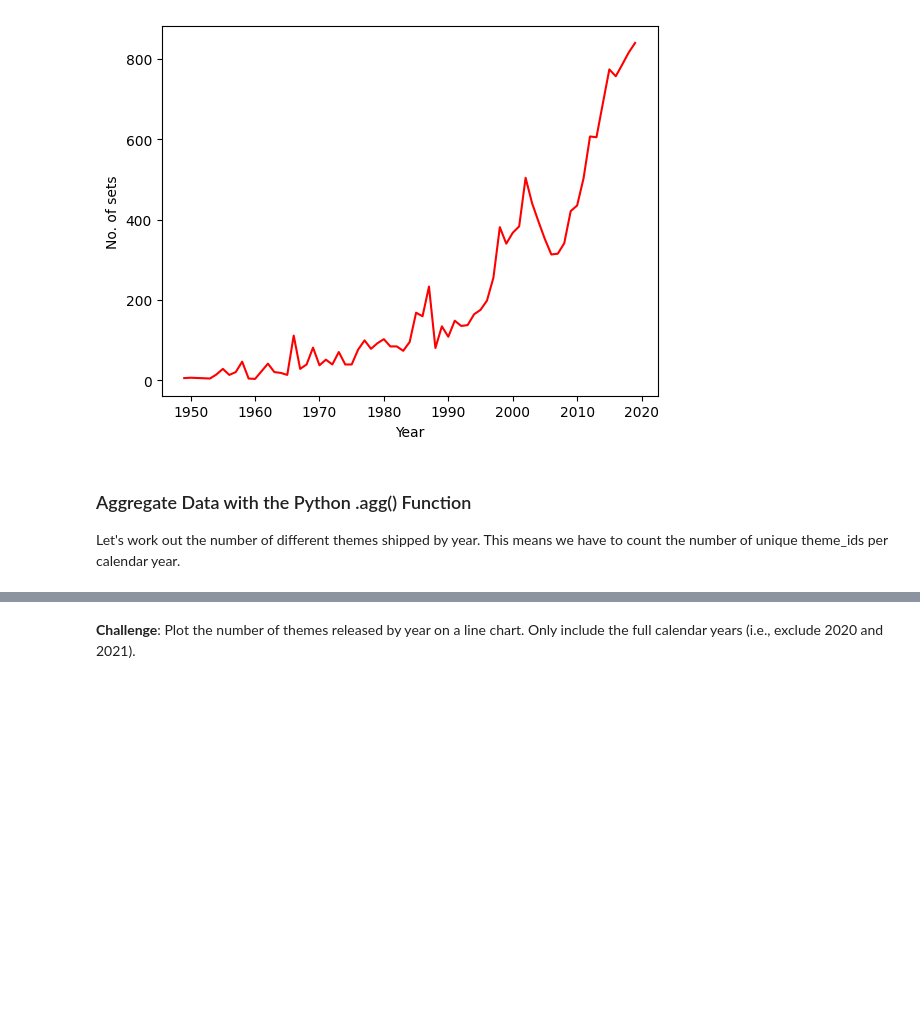
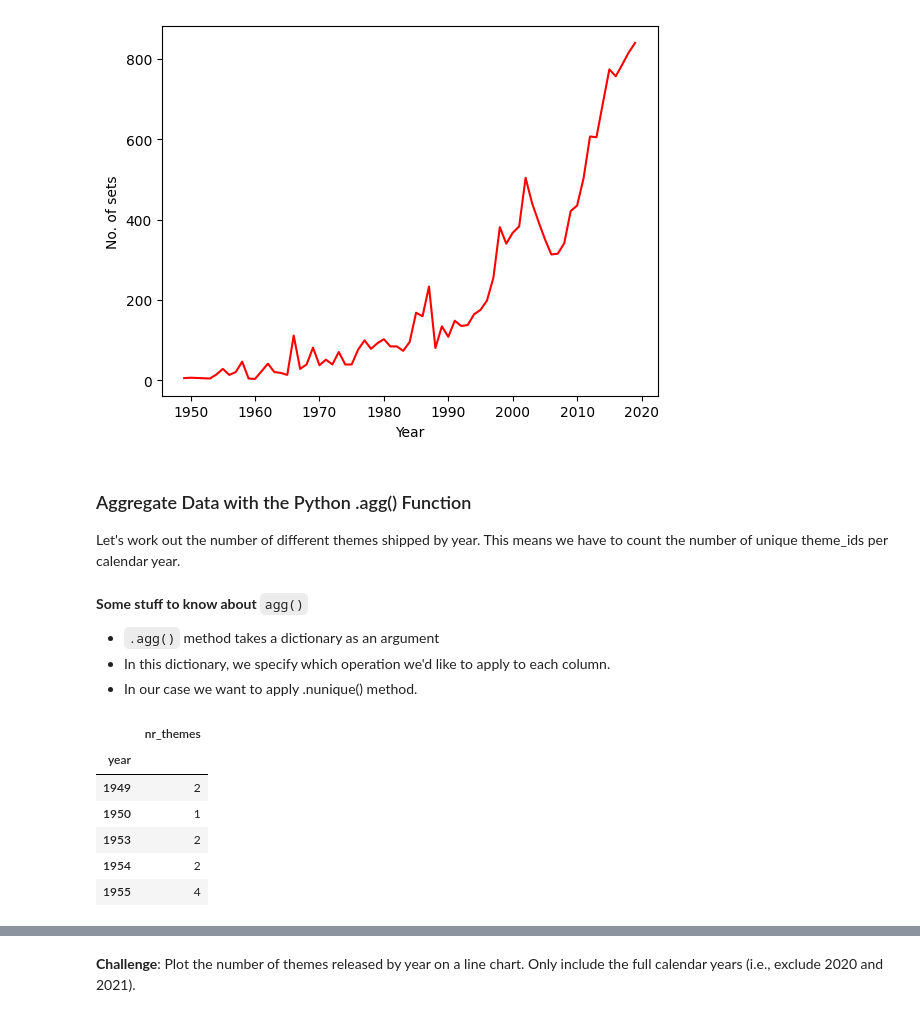
Before and after one commit to keshavpj1711/Python_100-Days, a Jupyter notebook: Advanced/74AnalyzeLegoDataset/LegoDatasetAnalyze.ipynb, the cells around one changed output, grey strips where cells are left out. Saved outputs shown, nothing was run; the diff lists cells and outputs as text; code cells hidden in the pictures; blank space fills up the shorter version.

```diff
--- a/Advanced/74AnalyzeLegoDataset/LegoDatasetAnalyze.ipynb
+++ b/Advanced/74AnalyzeLegoDataset/LegoDatasetAnalyze.ipynb
@@ -209,0 +212,17 @@ Let's work out the number of different themes shipped by year. This means we hav
+# %% [markdown]
+**Some stuff to know about** `agg()`
+- `.agg()` method takes a dictionary as an argument
+- In this dictionary, we specify which operation we'd like to apply to each column.
+- In our case we want to apply .nunique() method.
+# %%
+# Renaming our column name theme_id
+themes_by_year.rename(columns={'theme_id':'nr_themes'}, inplace=True)
+themes_by_year.head()
+# %% [output]
+|  | nr_themes |
+| year |  |
+| 1949 | 2 |
+| 1950 | 1 |
+| 1953 | 2 |
+| 1954 | 2 |
+| 1955 | 4 |
```
Also changed, not shown: parts of 3 cells of this notebook.
